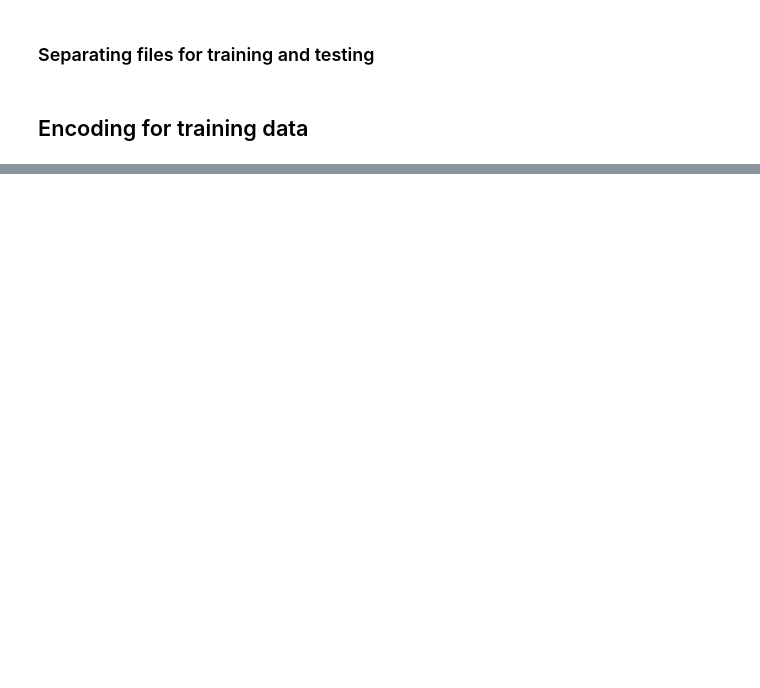
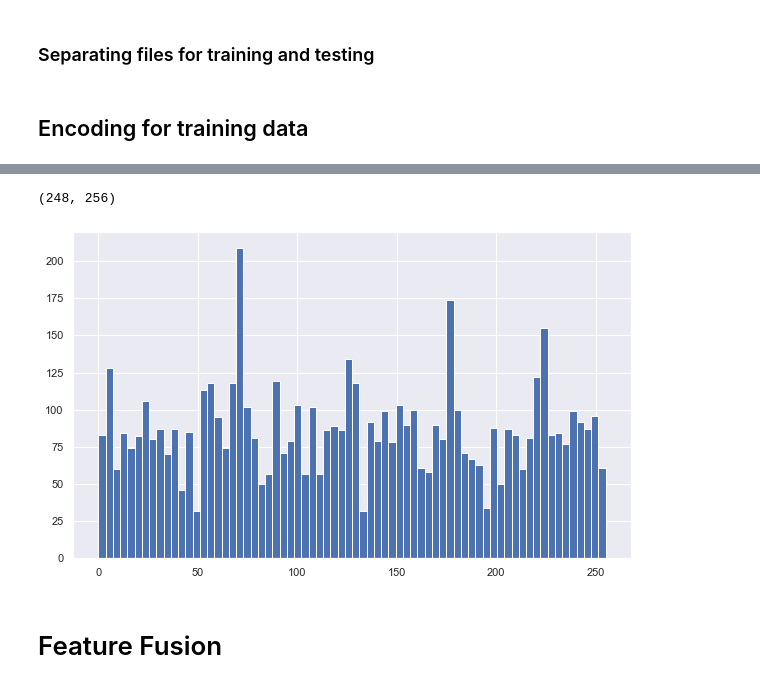
Before and after one commit to m-sabih/Action-Recognition-By-Dense-Trajectories, a Jupyter notebook: Encoding and classification.ipynb, the cells around one changed output, grey strips where cells are left out. Saved outputs shown, nothing was run; the diff lists cells and outputs as text; code cells hidden in the pictures; blank space fills up the shorter version.

```diff
--- a/Encoding and classification.ipynb
+++ b/Encoding and classification.ipynb
@@ -34,0 +90,6 @@ mbhy_codebook = pd.read_csv('mbhy_codebook.csv')
+# %%
+mbhy_hist = np.zeros((len(training_set_files),k),"float32")
+for i in range(len(training_set_files)):
+    words,distance=vq(mbhy[i][1],mbhy_codebook)
+    for w in words:
+        mbhy_hist[i][w]+=1
@@ -34,0 +129,4 @@ mbhy_codebook = pd.read_csv('mbhy_codebook.csv')
+# %%
+labels = []
+for file in training_set_files:
+    labels.append(file.split('/')[2].split('-')[0])
@@ -34,0 +184,18 @@ mbhy_codebook = pd.read_csv('mbhy_codebook.csv')
+# %%
+hog_test = []
+mbhx_test = []
+mbhy_test = []
+for file in test_set_1_files:
+
+    features_test = pd.read_csv(file,'\t',header=None)
+    features_test.drop(features_test.columns[-1],axis=1,inplace=True)
+
+    hog_test.append((file,features_test.iloc[:,trajectory_range:hog_range]))
+    mbhx_test.append((file,features_test.iloc[:,hof_range:mbhx_range]))
+    mbhy_test.append((file,features_test.iloc[:,mbhx_range:mbhy_range]))
+# %%
+hog_hist_test = np.zeros((len(test_set_1_files),k),"float32")
+for i in range(len(test_set_1_files)):
+    words,distance=vq(hog_test[i][1],hog_codebook)
+    for w in words:
+        hog_hist_test[i][w]+=1
@@ -34,0 +214,13 @@ mbhy_codebook = pd.read_csv('mbhy_codebook.csv')
+# %%
+hog_hist_test.shape
+# %% [output]
+(248, 256)
+# %%
+plt.figure(figsize=(10,6))
+x = range(len(hog_hist_test[0]))
+y = hog_hist_test[0]
+plt.hist(x, weights=y, bins=70);
+# %% [output]
+[figure, added]
+# %% [markdown]
+# Feature Fusion
```
Also changed, not shown: parts of 60 cells of this notebook.
